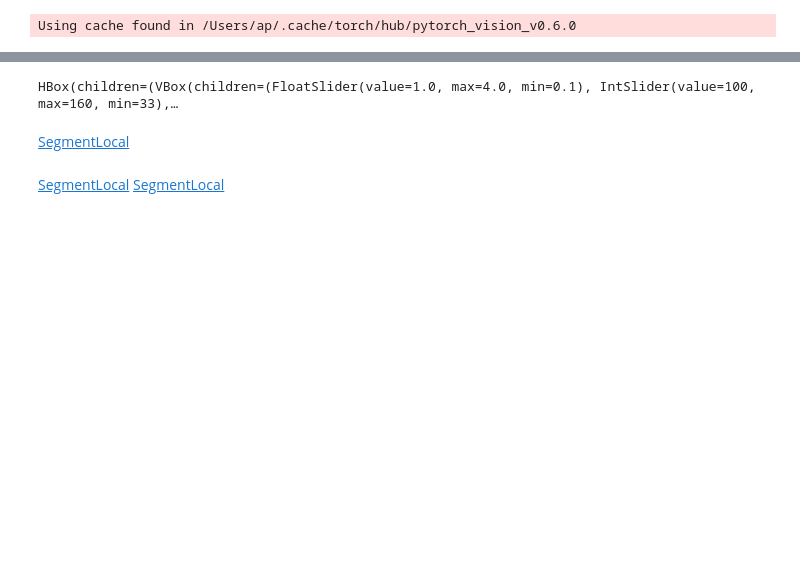
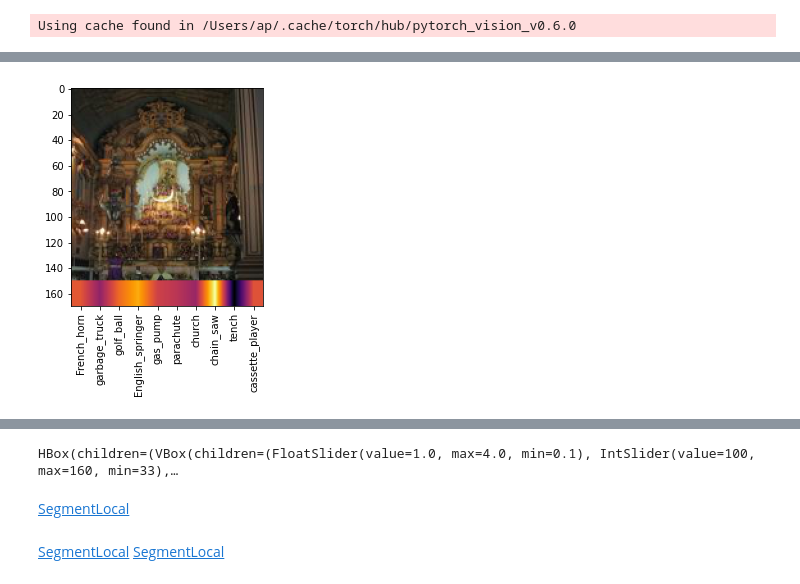
Before and after one commit to apstuff/augmentation-impact, a Jupyter notebook: notebooks/augmentation_control.ipynb, the cells around one changed output, grey strips where cells are left out. Saved outputs shown, nothing was run; the diff lists cells and outputs as text; code cells hidden in the pictures; blank space fills up the shorter version.

```diff
--- a/notebooks/augmentation_control.ipynb
+++ b/notebooks/augmentation_control.ipynb
@@ -58,5 +31,5 @@ def show_1D_act(act):
 # %%
-model = torch.hub.load('pytorch/vision:v0.6.0', 'resnet18', pretrained=True)
+model = torch.hub.load('pytorch/vision:v0.6.0', 'resnet34', pretrained=True)
 # %% [output]
 Using cache found in /Users/ap/.cache/torch/hub/pytorch_vision_v0.6.0
 # %%
@@ -67,0 +77,92 @@ my_classes = [f_to_idx[f.name] for f in (path/"train").ls()]
+# %%
+class MyImg():
+    def __init__(self,img,model=None,get_model_act=False,restrict_classes=None):
+        self.img_orig = img.copy()
+        self.img = img.copy()
+        self.x_orig = img_to_tensor(img).unsqueeze(0)
+        self.x = img_to_tensor(img).unsqueeze(0)
+        self.model = model
+        self.get_model_act = get_model_act
+        self.images = []
+        self.activations = []
+        self.restrict_classes = restrict_classes
+        self.class_idx = [int(i) for i in restrict_classes.keys()]
+
+    def reset(self):
+        self.img = self.img_orig.copy()
+        self.x = self.x_orig # does this work without some kind of copy ? in tfms() it seems to work
+        self.images = []
+        self.activations = []
+
+    def tfm_brightness(self, brightness, show=False):
+        x =  TF.adjust_brightness(self.x, brightness)
+        if show:
+            plt.imshow(tensor_to_img(x[0]))
+        return x
+
+    def tfm_centercrop(self, crop_size, show=False):
+        x =  transforms.CenterCrop(crop_size)(self.x)
+        if show:
+            plt.imshow(tensor_to_img(x[0]))
+        return x
+
+    def tfms(self, brightness=None, crop_size=None, show=True):
+        self.x = self.x_orig#.copy()
+        if brightness is not None:
+            self.x = self.tfm_brightness(brightness)
+        if crop_size is not None:
+            self.x = self.tfm_centercrop(crop_size)
+
+        if self.get_model_act:
+            out = self.model(normalize(self.x)).detach().numpy()
+            if self.restrict_classes is not None:
+                out = out[:,self.class_idx]
+            self.activations.append(out)
+            img = self.combine_activation_with_img(out)
+        else:
+            img = tensor_to_img(self.x[0])
+        self.images.append(img)
+        if show:
+            plt.imshow(img)
+            my_xticks = self.restrict_classes.values()
+            nr_classes = len(self.restrict_classes)
+            w,h,d = img.shape
+            img_size = min(w,h)
+            step_size = img_size//nr_classes
+            plt.xticks(np.arange(step_size//2,img_size,step_size), my_xticks,rotation=90)
+
+
+    def combine_activation_with_img(self, out):
+        # to make flatten activation better visible, the images will be streched by a factor of 20
+        # and the width is adapted to the original image width
+        shape = (20,self.x.shape[2])
+        transform_act = lambda x: arr_to_img(imresize(x,shape), 'inferno')
+        #transform_act = lambda x: arr_to_img(x).resize(shape),resample=pilImage.BILINEAR)
+
+        # combine transformed images and their layer activations
+        img_comb = np.vstack([tensor_to_img(self.x[0]), transform_act(out) ])
+        return img_comb
+
+    def create_gif(self,path):
+        # to make flatten activation better visible, the images will be streched by a factor of 20 and the width is adapted to the original image width
+        w,h,d = self.images[0].shape
+        transform_act = lambda x: arr_to_img(imresize(x,(20,w)), 'inferno')
+
+        # combine sequence of transformed images and their layer activations
+        imgs_combs = [ np.vstack([arr_to_img(img).resize((w,h)), transform_act(act) ]) for img, act in zip(self.images,self.activations)  ]
+
+        # transform to images, add backward loop and store as gif
+        first_img, *imgs = [ pilImage.fromarray( img ) for img in imgs_combs]
+        imgs += [img for img in imgs[::-1]]
+        first_img.save(fp=path, format='GIF', append_images=imgs, save_all=True, duration=100, loop=0)
+
+
+size = 160
+img = PILImage.create(fname).resize((size,size))
+myimg = MyImg(img,
+              model,
+              get_model_act=True,
+              restrict_classes={i:classes[i][1] for i in my_classes})
+myimg.tfms(crop_size=150)
+# %% [output]
+[figure, added]
```
Also changed, not shown: parts of 19 cells of this notebook, 1 other file.
